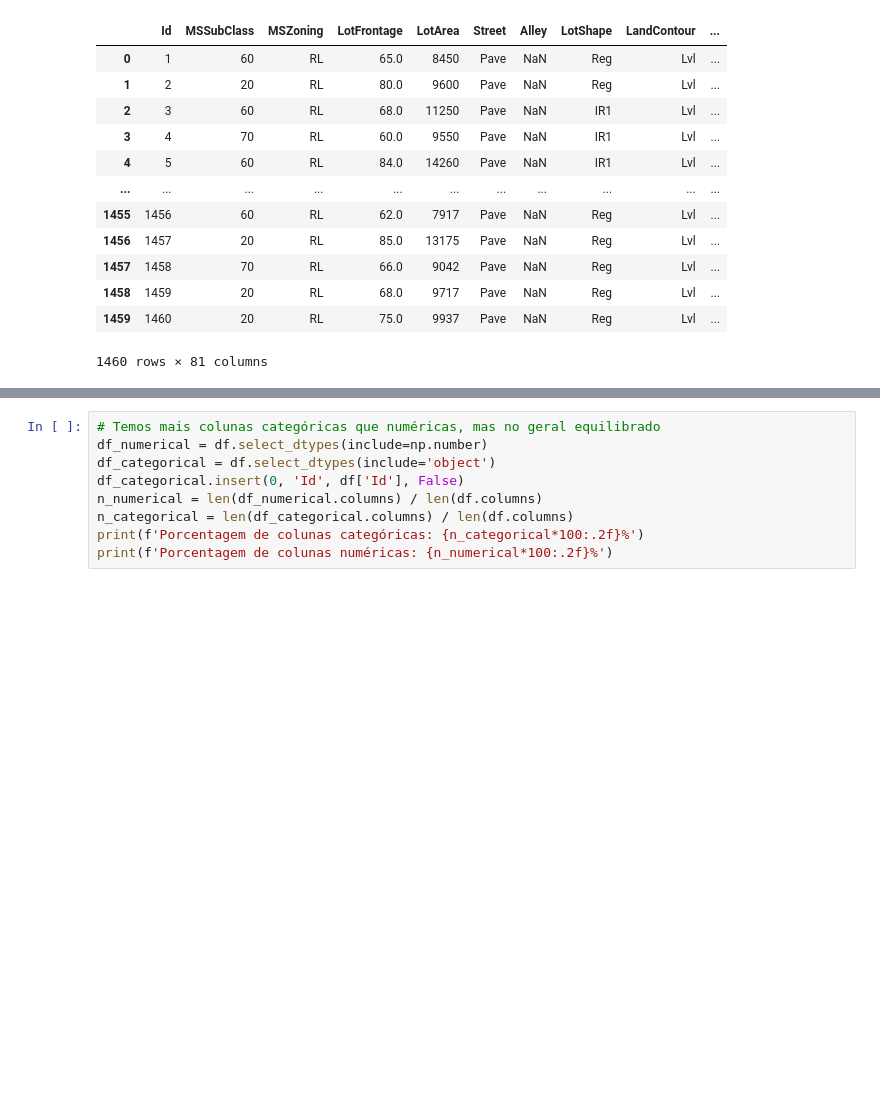
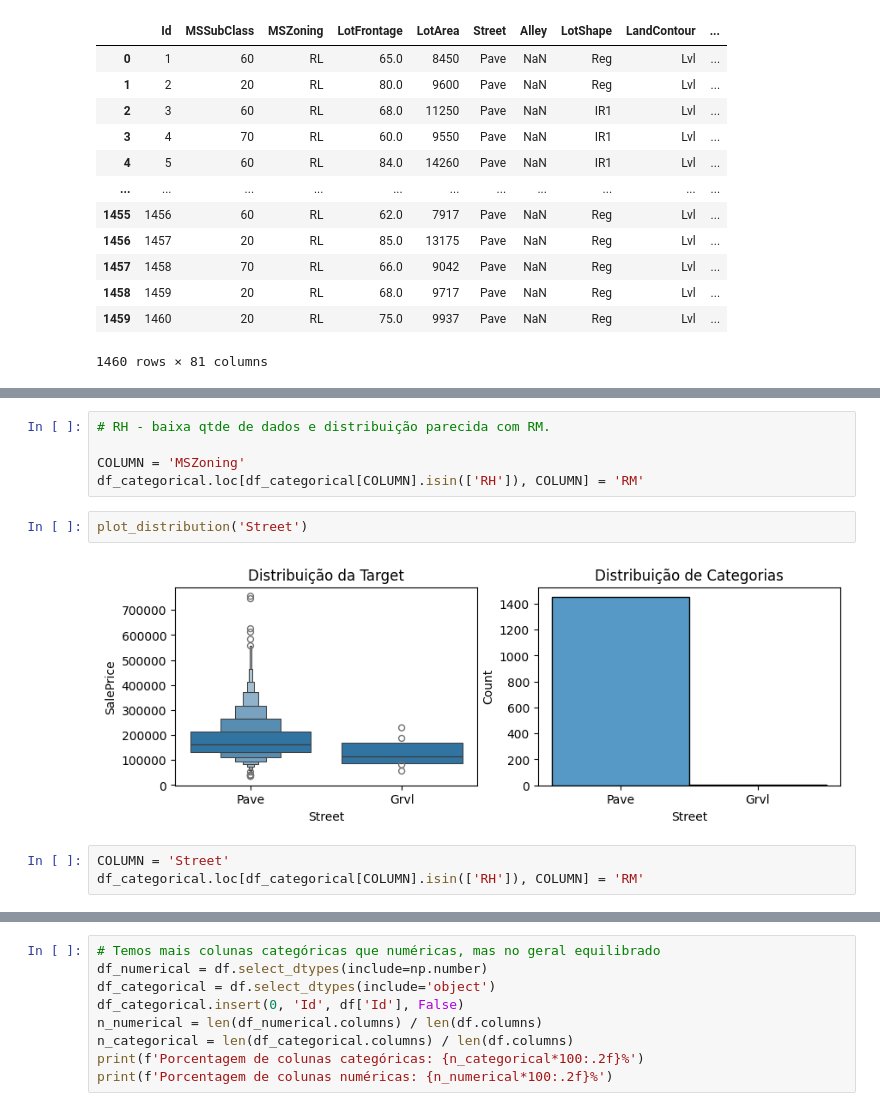
Before and after one commit to maris-silva/competicao_DS, a Jupyter notebook: advanced_sales_prices.ipynb, the cells around one changed output, grey strips where cells are left out. Saved outputs shown, nothing was run; the diff lists cells and outputs as text; blank space fills up the shorter version.

```diff
--- a/advanced_sales_prices.ipynb
+++ b/advanced_sales_prices.ipynb
@@ -74,0 +150,12 @@ df.describe() # nada muito incoerente, só desbalanceado
+# %%
+# RH - baixa qtde de dados e distribuição parecida com RM.
+
+COLUMN = 'MSZoning'
+df_categorical.loc[df_categorical[COLUMN].isin(['RH']), COLUMN] = 'RM'
+# %%
+plot_distribution('Street')
+# %% [output]
+[figure, added]
+# %%
+COLUMN = 'Street'
+df_categorical.loc[df_categorical[COLUMN].isin(['RH']), COLUMN] = 'RM'
```
Also changed, not shown: parts of 69 cells of this notebook.
